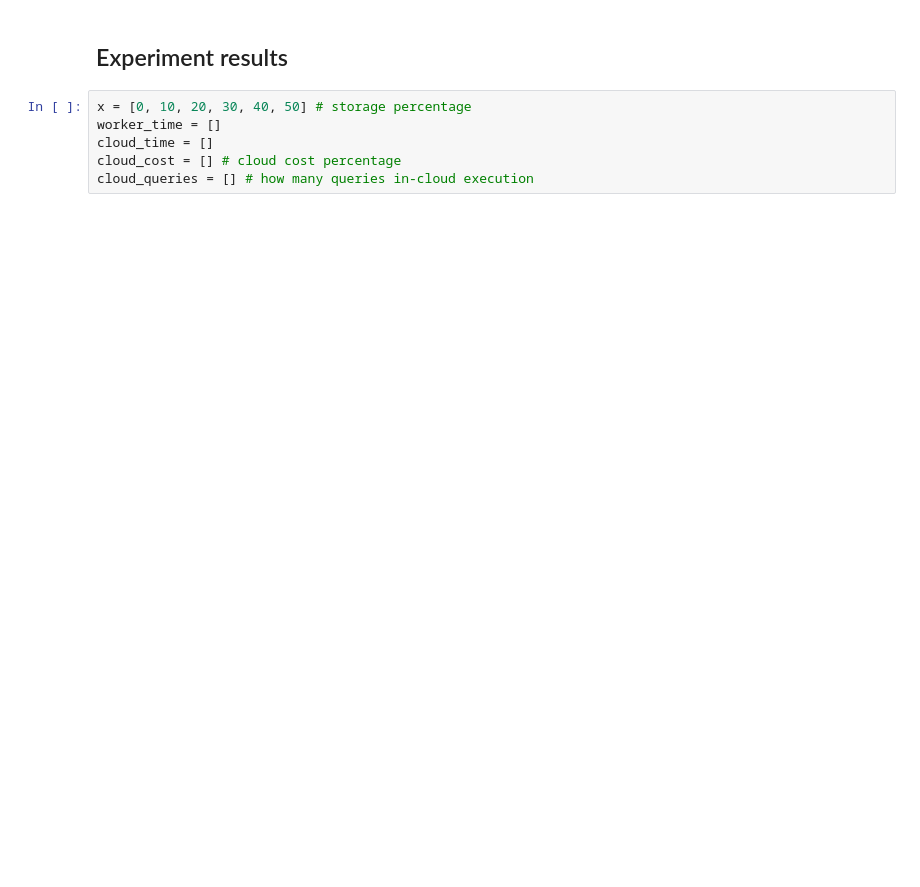
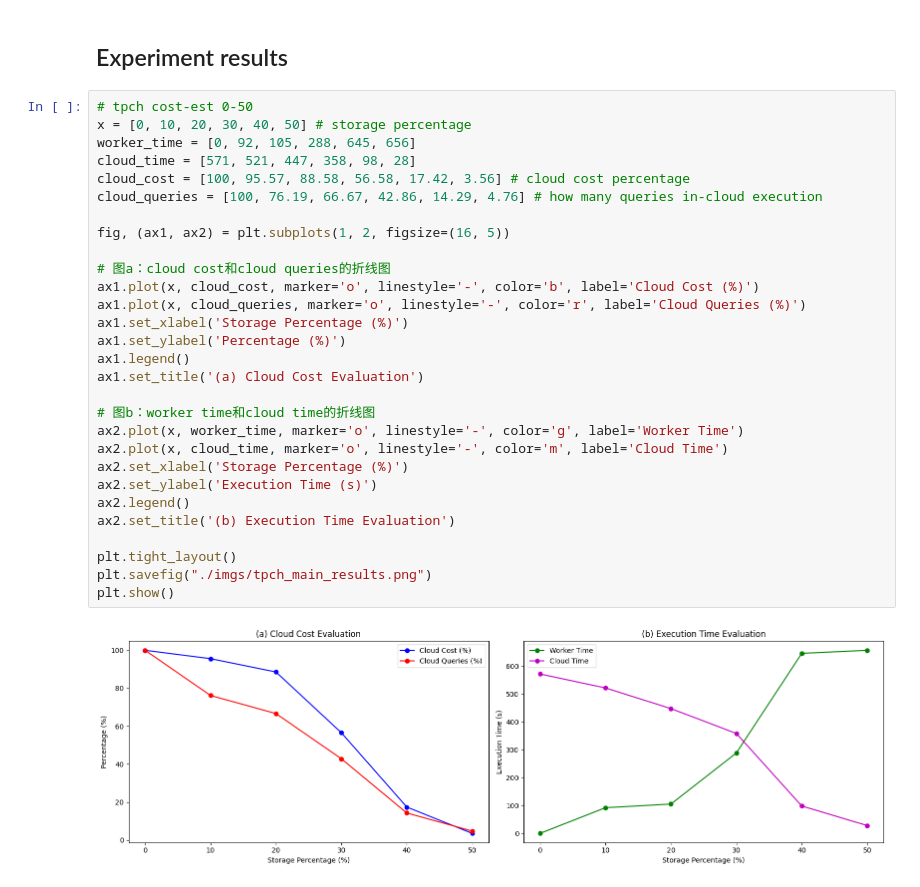
Before and after one commit to pixelsdb/pixels, a Jupyter notebook: pixels-amphi/pixels-amphi-worker/benchmark/scripts/visualize.ipynb, the cells around one changed output. Drawn from its saved outputs; the diff is of its cells as text; blank space fills up the shorter version.

```diff
--- a/pixels-amphi/pixels-amphi-worker/benchmark/scripts/visualize.ipynb
+++ b/pixels-amphi/pixels-amphi-worker/benchmark/scripts/visualize.ipynb
@@ -132,8 +132,33 @@ plt.show()
 # %% [markdown]
 ## Experiment results
 # %%
+# tpch cost-est 0-50
 x = [0, 10, 20, 30, 40, 50] # storage percentage
-worker_time = []
-cloud_time = []
-cloud_cost = [] # cloud cost percentage
-cloud_queries = [] # how many queries in-cloud execution
+worker_time = [0, 92, 105, 288, 645, 656]
+cloud_time = [571, 521, 447, 358, 98, 28]
+cloud_cost = [100, 95.57, 88.58, 56.58, 17.42, 3.56] # cloud cost percentage
+cloud_queries = [100, 76.19, 66.67, 42.86, 14.29, 4.76] # how many queries in-cloud execution
+
+fig, (ax1, ax2) = plt.subplots(1, 2, figsize=(16, 5))
+
+# 图a：cloud cost和cloud queries的折线图
+ax1.plot(x, cloud_cost, marker='o', linestyle='-', color='b', label='Cloud Cost (%)')
+ax1.plot(x, cloud_queries, marker='o', linestyle='-', color='r', label='Cloud Queries (%)')
+ax1.set_xlabel('Storage Percentage (%)')
+ax1.set_ylabel('Percentage (%)')
+ax1.legend()
+ax1.set_title('(a) Cloud Cost Evaluation')
+
+# 图b：worker time和cloud time的折线图
+ax2.plot(x, worker_time, marker='o', linestyle='-', color='g', label='Worker Time')
+ax2.plot(x, cloud_time, marker='o', linestyle='-', color='m', label='Cloud Time')
+ax2.set_xlabel('Storage Percentage (%)')
+ax2.set_ylabel('Execution Time (s)')
+ax2.legend()
+ax2.set_title('(b) Execution Time Evaluation')
+
+plt.tight_layout()
+plt.savefig("./imgs/tpch_main_results.png")
+plt.show()
+# %% [output]
+[figure, added]
```
Also changed, not shown: parts of 1 cell of this notebook, 6 other files.
